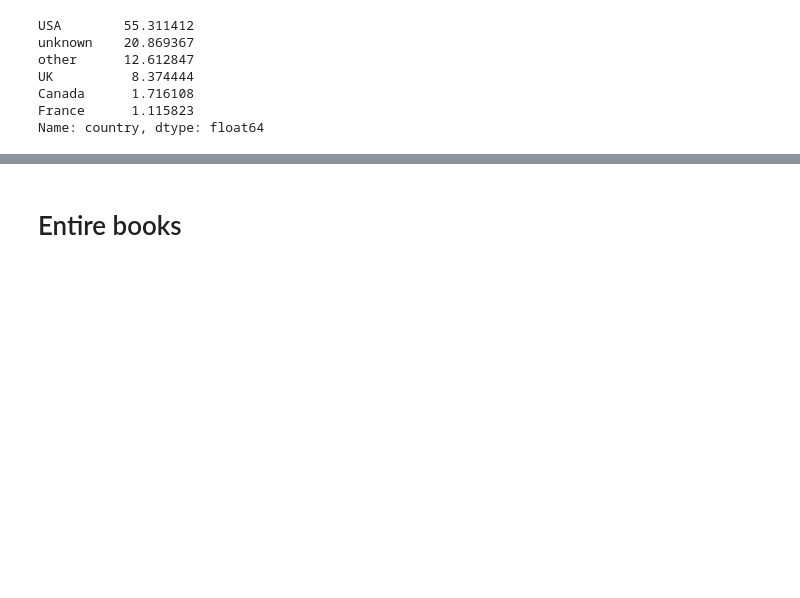
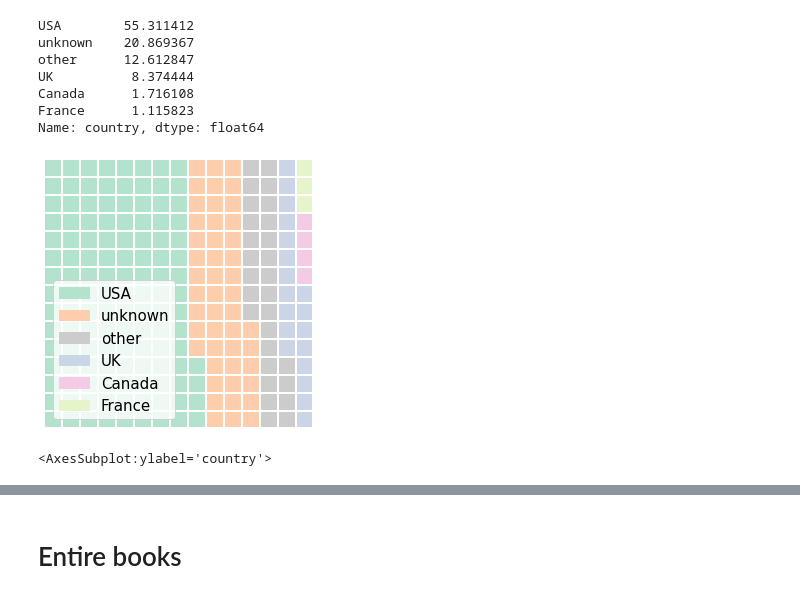
Before and after one commit to SavvinaDaniil/EnrichBookCrossing, a Jupyter notebook: Graphs.ipynb, the cells around one changed output, grey strips where cells are left out. Cells and saved outputs as stored; diff of their text form; code cells hidden in the pictures; blank space fills up the shorter version.

Commit message:
Small change in graph

```diff
--- a/Graphs.ipynb
+++ b/Graphs.ipynb
@@ -98,6 +93,6 @@ fairbook_books.to_csv(location_to_save+"fairbook_books_with_readable_properties_
 # %% [markdown]
 ### Set colormaps
 # %%
-color1=mcp.gen_color(cmap="Pastel2",n=9)
+color1=mcp.gen_color(cmap="Pastel2",n=8)
 print(color1)
 # %% [output]
@@ -109,4 +104,4 @@ most_common_8.append('other')
 # %%
 colors = {}
 # %%
-most_common_8
+most_common_8.remove("Germany")
@@ -220,3 +184,25 @@ UK          8.374444
 Canada      1.716108
 France      1.115823
 Name: country, dtype: float64
+# %%
+calculated = df.country.value_counts()
+fig = plt.figure(
+    FigureClass=Waffle,
+    rows=15,
+    columns=15,
+    values=list(calculated.values),
+    labels=list(calculated.index),
+    legend={
+        'loc': 'lower left',
+        'fontsize': 15
+    },
+    colors=[colors[key] for key in most_common_6],
+)
+
+plt.show()
+# %% [output]
+[figure, added]
+# %%
+pie
+# %% [output]
+<AxesSubplot:ylabel='country'>
```
Also changed, not shown: parts of 16 cells of this notebook.
